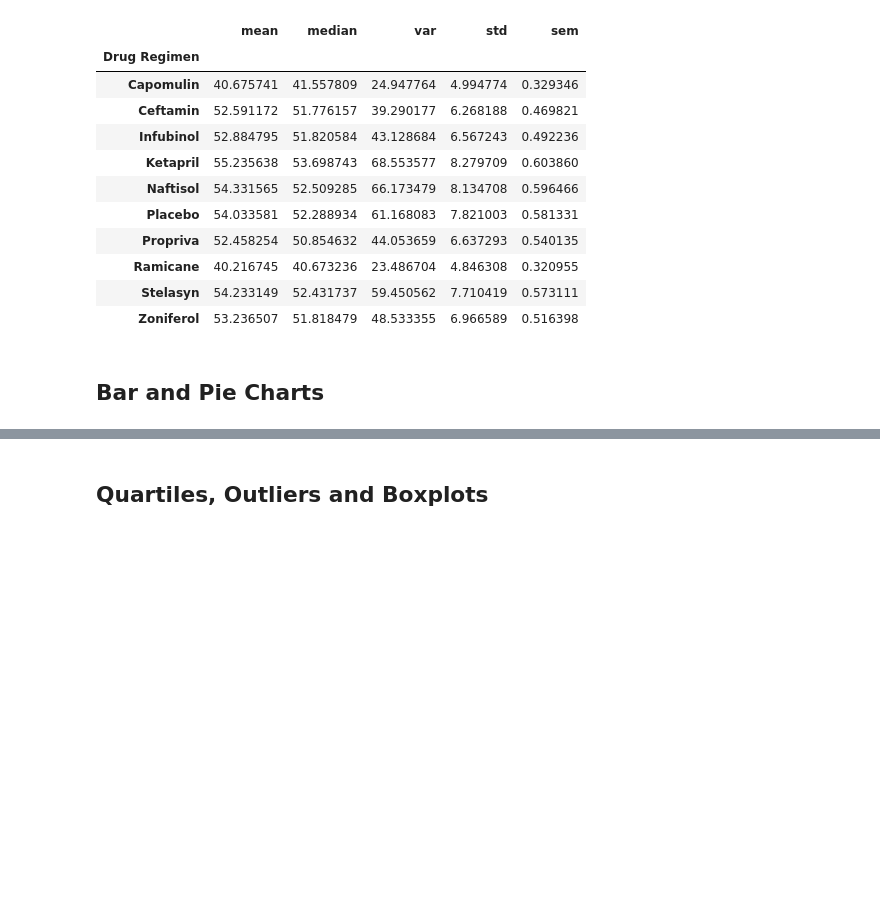
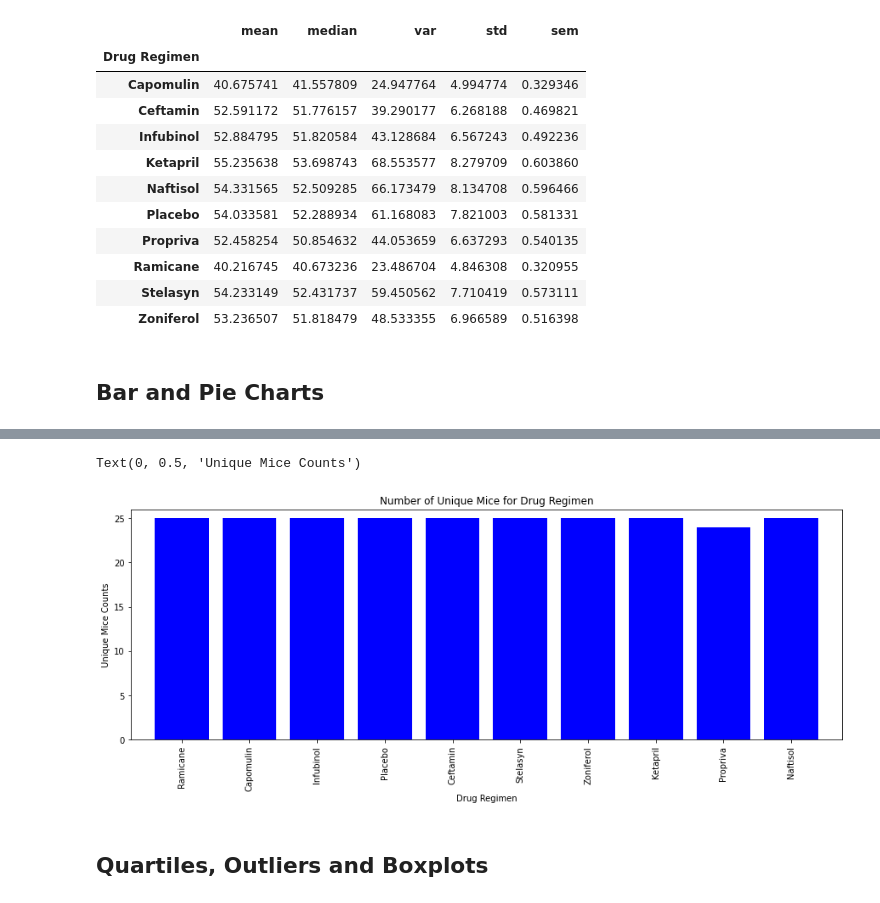
Before and after one commit to yuyhong23/matplotlib_the_power_of_plots, a Jupyter notebook: Pymaceuticals/pymaceuticals_starter-Copy1.ipynb, the cells around one changed output, grey strips where cells are left out. Drawn from its saved outputs; the diff is of its cells as text; code cells hidden in the pictures; blank space fills up the shorter version.

```diff
--- a/Pymaceuticals/pymaceuticals_starter-Copy1.ipynb
+++ b/Pymaceuticals/pymaceuticals_starter-Copy1.ipynb
@@ -325,3 +374,20 @@ drug_regimen_groups_stats
+# %%
+x_ticklabels = ['Ramicane', 'Capomulin', 'Infubinol', 'Placebo', 'Ceftamin',
+       'Stelasyn', 'Zoniferol', 'Ketapril', 'Propriva', 'Naftisol']
+# %%
+plt.figure(figsize=(15,5))
+plt.bar(x_axis, unique_mice_drug_regimen["Unique Mice Counts"], color='b', align="center")
+tick_locations = [value for value in x_axis]
+plt.xticks(tick_locations, x_ticklabels, rotation="vertical")
+plt.xlim(-0.75, len(x_axis)-0.25)
+plt.ylim(0, max(unique_mice_drug_regimen["Unique Mice Counts"])+1)
+plt.title("Number of Unique Mice for Drug Regimen")
+plt.xlabel("Drug Regimen")
+plt.ylabel("Unique Mice Counts")
+#plt.legend(handles=[danger_drop, railgun], loc="upper right")
+# %% [output]
+Text(0, 0.5, 'Unique Mice Counts')
+[figure, added]
 # %%
 # Generate a pie plot showing the distribution of female versus male mice using pandas
 # %%
```
Also changed, not shown: parts of 8 cells of this notebook.
